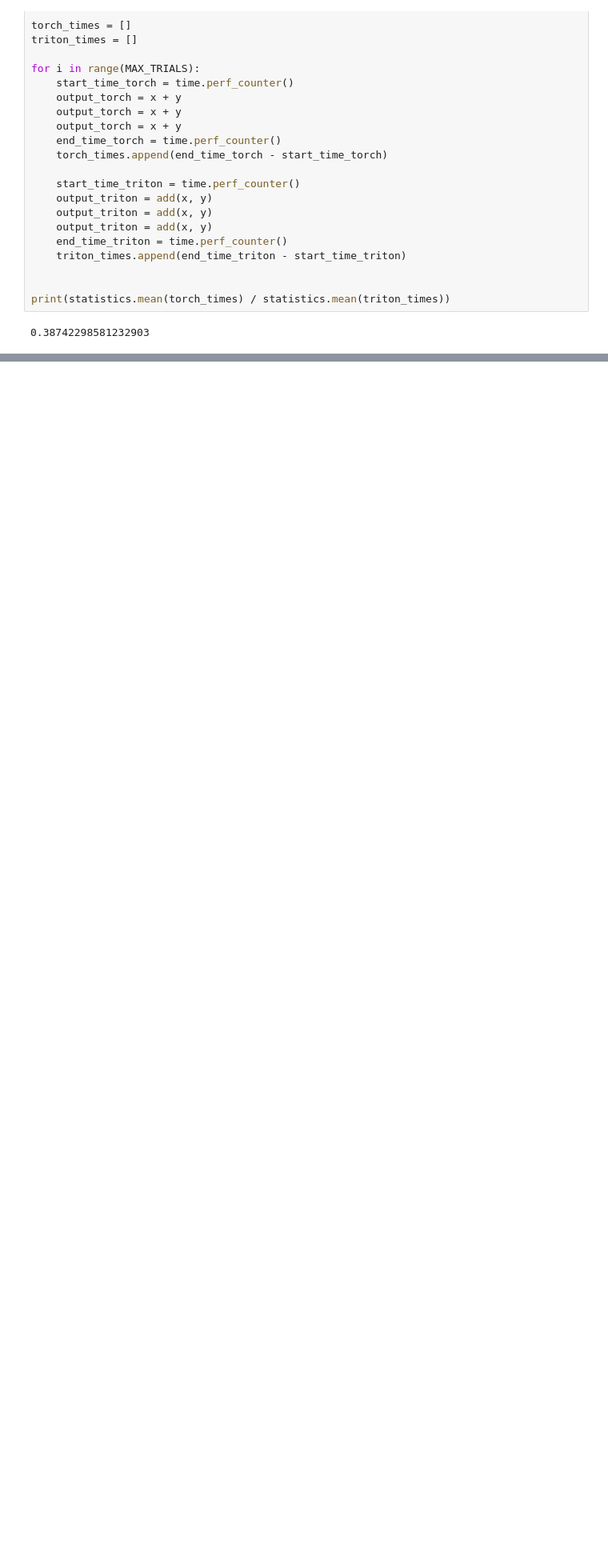
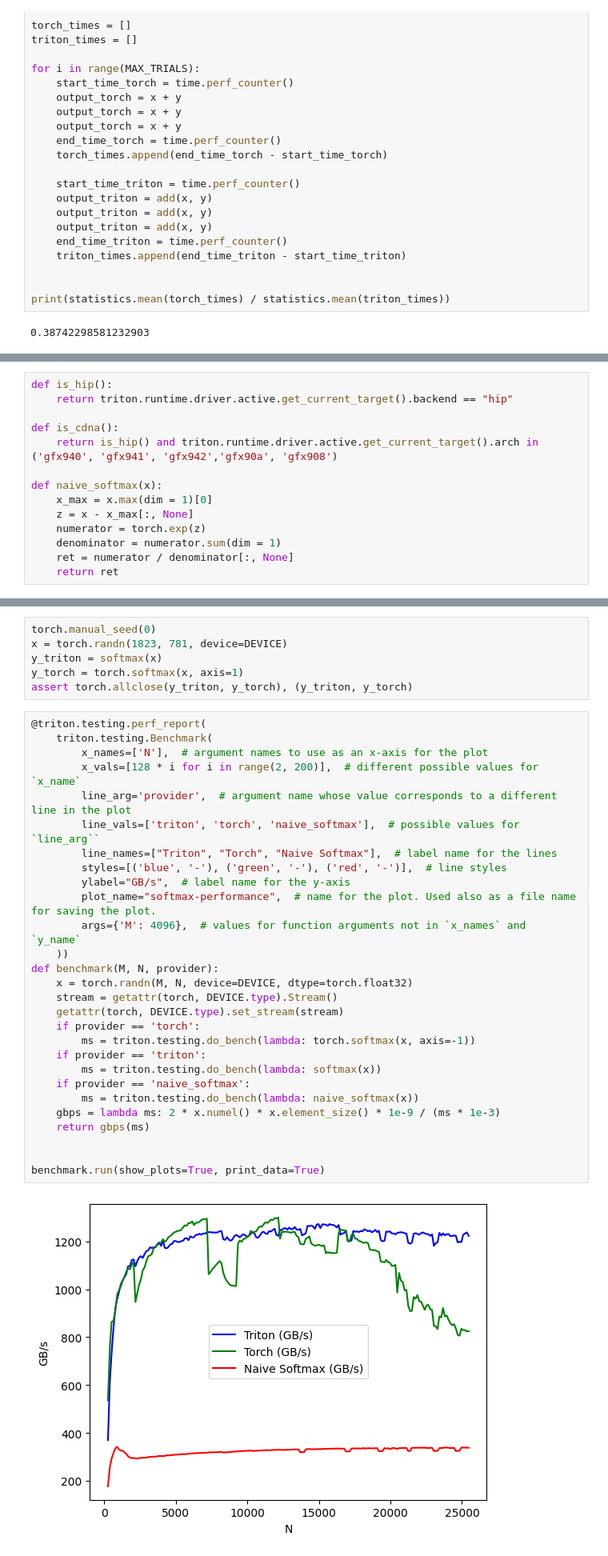
Before and after one commit to andrewscoding2018/standard-kernel-takehome, a Jupyter notebook: Standard_Kernel_Takehome.ipynb, the cells around one changed output, grey strips where cells are left out. Shown at 80% size. Saved outputs shown, nothing was run; the diff lists cells and outputs as text; blank space fills up the shorter version.

```diff
--- a/Standard_Kernel_Takehome.ipynb
+++ b/Standard_Kernel_Takehome.ipynb
@@ -99,0 +152,14 @@ print(statistics.mean(torch_times) / statistics.mean(triton_times))
+# %%
+def is_hip():
+    return triton.runtime.driver.active.get_current_target().backend == "hip"
+
+def is_cdna():
+    return is_hip() and triton.runtime.driver.active.get_current_target().arch in ('gfx940', 'gfx941', 'gfx942','gfx90a', 'gfx908')
+
+def naive_softmax(x):
+    x_max = x.max(dim = 1)[0]
+    z = x - x_max[:, None]
+    numerator = torch.exp(z)
+    denominator = numerator.sum(dim = 1)
+    ret = numerator / denominator[:, None]
+    return ret
@@ -99,0 +255,36 @@ print(statistics.mean(torch_times) / statistics.mean(triton_times))
+# %%
+torch.manual_seed(0)
+x = torch.randn(1823, 781, device=DEVICE)
+y_triton = softmax(x)
+y_torch = torch.softmax(x, axis=1)
+assert torch.allclose(y_triton, y_torch), (y_triton, y_torch)
+# %%
+@triton.testing.perf_report(
+    triton.testing.Benchmark(
+        x_names=['N'],  # argument names to use as an x-axis for the plot
+        x_vals=[128 * i for i in range(2, 200)],  # different possible values for `x_name`
+        line_arg='provider',  # argument name whose value corresponds to a different line in the plot
+        line_vals=['triton', 'torch', 'naive_softmax'],  # possible values for `line_arg``
+        line_names=["Triton", "Torch", "Naive Softmax"],  # label name for the lines
+        styles=[('blue', '-'), ('green', '-'), ('red', '-')],  # line styles
+        ylabel="GB/s",  # label name for the y-axis
+        plot_name="softmax-performance",  # name for the plot. Used also as a file name for saving the plot.
+        args={'M': 4096},  # values for function arguments not in `x_names` and `y_name`
+    ))
+def benchmark(M, N, provider):
+    x = torch.randn(M, N, device=DEVICE, dtype=torch.float32)
+    stream = getattr(torch, DEVICE.type).Stream()
+    getattr(torch, DEVICE.type).set_stream(stream)
+    if provider == 'torch':
+        ms = triton.testing.do_bench(lambda: torch.softmax(x, axis=-1))
+    if provider == 'triton':
+        ms = triton.testing.do_bench(lambda: softmax(x))
+    if provider == 'naive_softmax':
+        ms = triton.testing.do_bench(lambda: naive_softmax(x))
+    gbps = lambda ms: 2 * x.numel() * x.element_size() * 1e-9 / (ms * 1e-3)
+    return gbps(ms)
+
+
+benchmark.run(show_plots=True, print_data=True)
+# %% [output]
+[figure, added]
```
Also changed, not shown: parts of 8 cells of this notebook.
